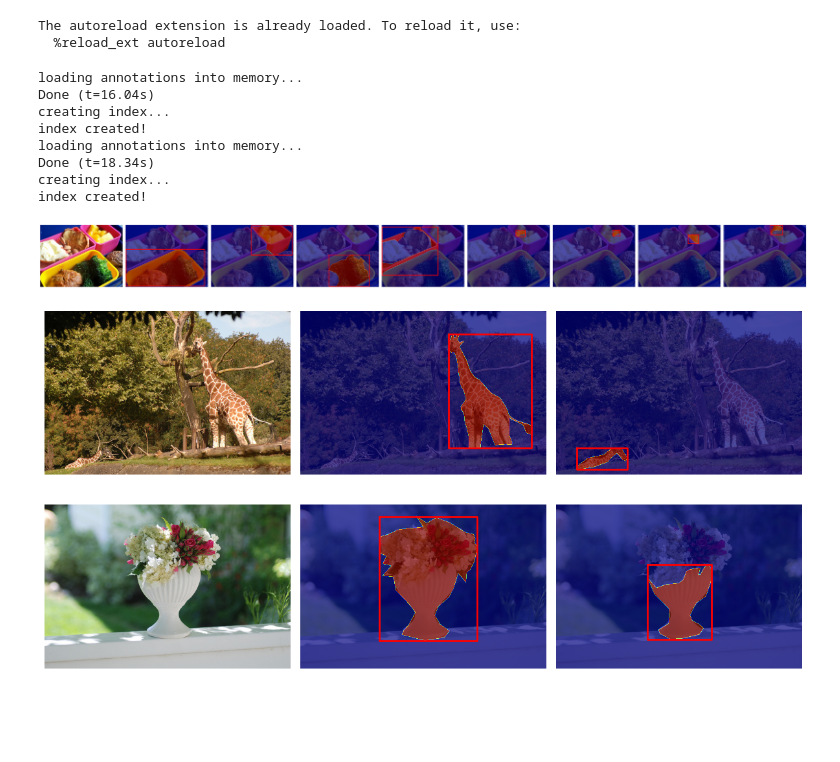
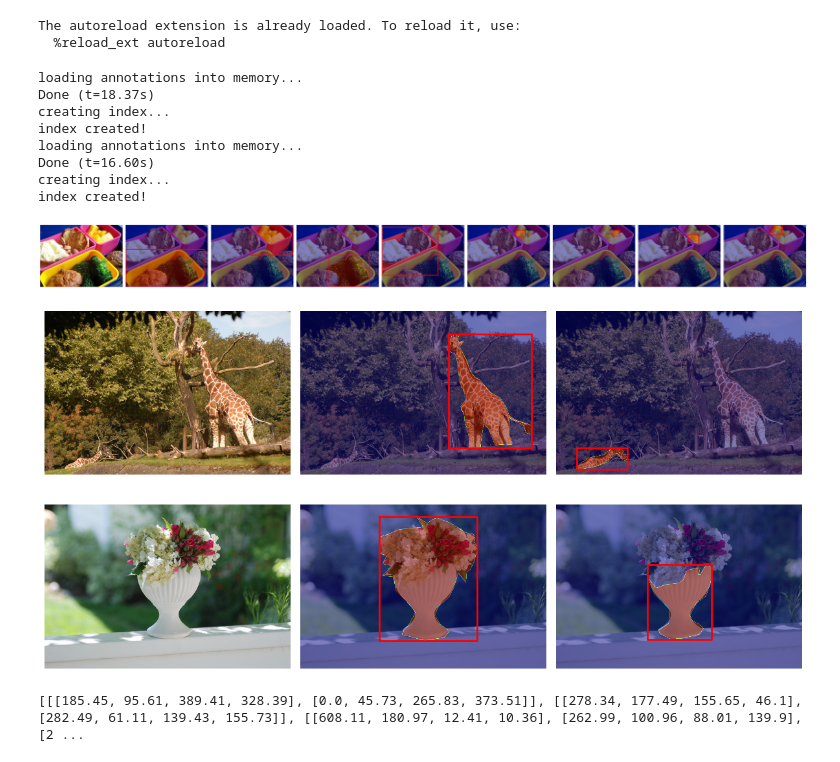
Before and after one commit to jsvobo/DetSeg, a Jupyter notebook: seg.ipynb, the cells around one changed output. Saved outputs shown, nothing was run; the diff lists cells and outputs as text; code cells hidden in the pictures; blank space fills up the shorter version.

```diff
--- a/seg.ipynb
+++ b/seg.ipynb
@@ -13,49 +11,70 @@ The autoreload extension is already loaded. To reload it, use:
 # %%
 coco=CocoLoader() #TODO: can add config here?
 transforms = None
-loader,data,api = coco.load_train(transformations=transforms)
+data_train, api = coco.load_train(transformations=transforms)
+#data_val, api = coco.load_val(transformations=transforms)
 # %% [output]
 loading annotations into memory...
-Done (t=16.04s)
+Done (t=18.37s)
 creating index...
 index created!
 loading annotations into memory...
-Done (t=18.34s)
+Done (t=16.60s)
 creating index...
 index created!
 # %%
 images_to_show =3
 
 scale=4
 
 for i in range(images_to_show):
-    item = data[i]
+    item = data_train[i]
     img = item[0]
     metadata = item[1]
 
     num_imgs = len(metadata)+1
     fig, axes = plt.subplots(1, num_imgs, figsize=(num_imgs * scale,  scale))
     axes=axes.flatten()
 
     for i,ax in enumerate(axes):
         if i==0: #straight up image
             ax.imshow(img)
             ax.axis('off')
 
         else: #masks
             rle = metadata[i-1]
             mask = api.annToMask(rle)
             ax.axis('off')
             ax.imshow(img)
-            ax.imshow(mask, cmap='jet', alpha=0.7)
+            ax.imshow(mask, cmap='jet', alpha=0.5)
 
             box = rle['bbox']
             ax.plot([box[0], box[0] + box[2], box[0] + box[2], box[0], box[0]],
                     [box[1], box[1], box[1] + box[3], box[1] + box[3], box[1]],
                     color='red', linewidth=2)
     plt.tight_layout()
     plt.show()
 # %% [output]
-[figure, old version]
+[figure, new version]
-[figure, old version]
+[figure, new version]
-[figure, old version]
+[figure, new version]
+# %%
+
+GTboxes=[]
+for item in dataset_loading:
+    img = item[0]
+    metadata = item[1]
+    bboxes_per_img = [] #unknown number of objects
+    for mask in metadata:
+        box = mask['bbox']
+        bboxes_per_img.append(box)
+        # TODO: additional logic for masks later
+    GTboxes.append(bboxes_per_img)
+
+    #use model to predict BBox
+    #compare with GT in GTBBox (torchmetrics!)
+    #   iou defined in pycocotools too
+
+    break
+# %% [output]
+[[[185.45, 95.61, 389.41, 328.39], [0.0, 45.73, 265.83, 373.51]], [[278.34, 177.49, 155.65, 46.1], [282.49, 61.11, 139.43, 155.73]], [[608.11, 180.97, 12.41, 10.36], [262.99, 100.96, 88.01, 139.9], [2 ...
```
Also changed, not shown: parts of 1 cell of this notebook, 3 other files.
